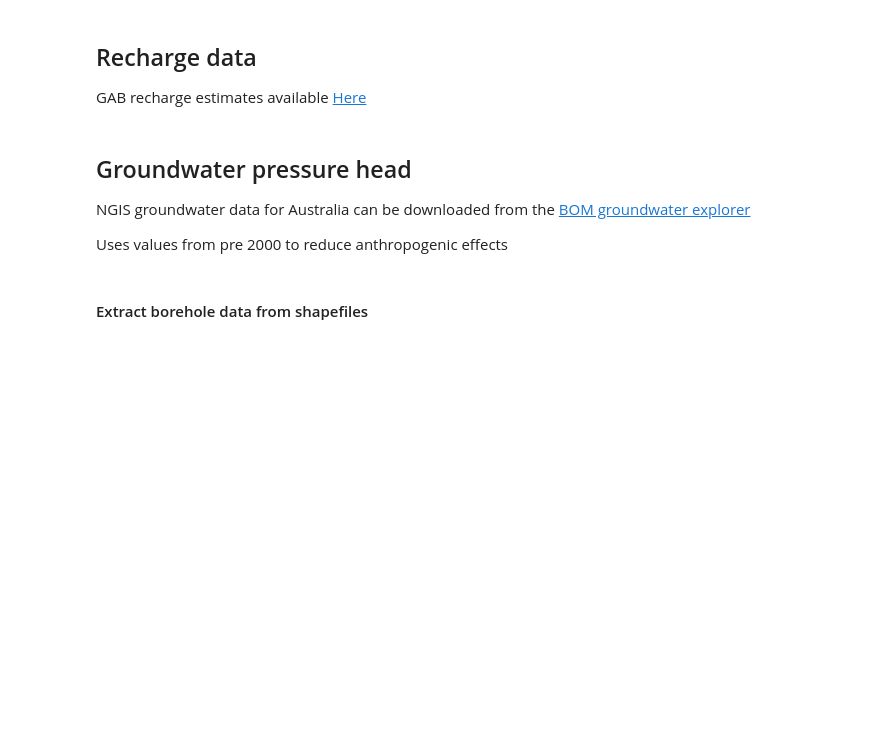
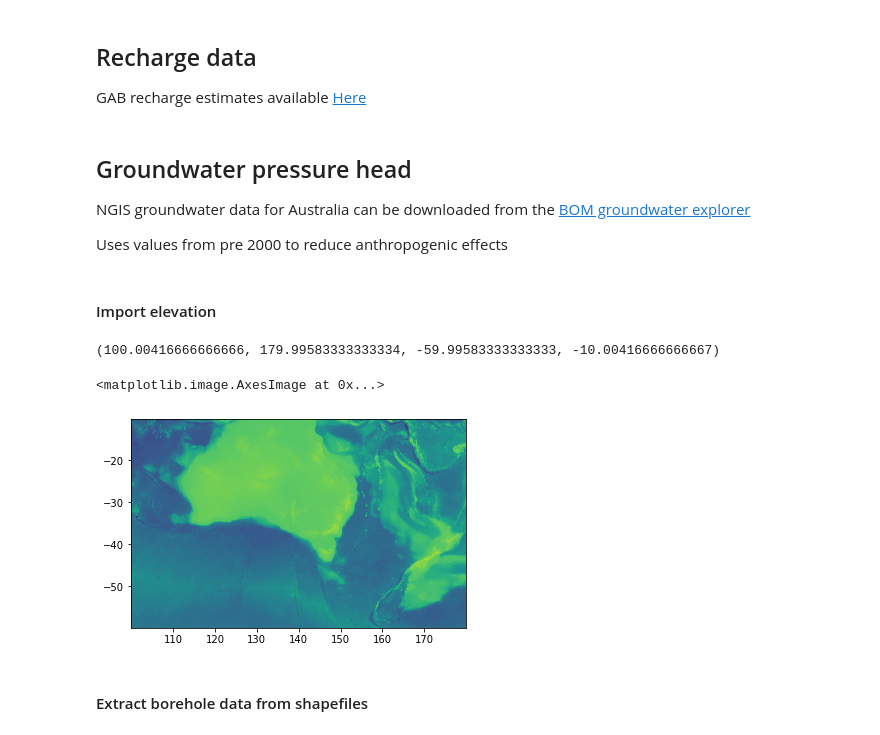
Before and after one commit to underworld-community/GAB_gwflow, a Jupyter notebook: GW_workflow/02-data-compilation.ipynb, the cells around one changed output. Drawn from its saved outputs; the diff is of its cells as text; code cells hidden in the pictures; blank space fills up the shorter version.

```diff
--- a/GW_workflow/02-data-compilation.ipynb
+++ b/GW_workflow/02-data-compilation.ipynb
@@ -44,7 +44,7 @@ xmin, xmax, ymin, ymax = -955637.8812, 1034362.2443650428, 6342298.2975, 8922298
 ### Set to directory where all input data is stored
 Also where all converted data will be stored
 # %%
-data_dir = r'.../'
+data_dir = r'../Data/'
 # %% [markdown]
 ## Temperature data
 OzTemp available [Here](https://ecat.ga.gov.au/geonetwork/srv/eng/catalog.search#/metadata/70604)
@@ -218,6 +235,35 @@ def read_water_levels(levels_filename, boreID, min_date=None, max_date=None):
             mean_std_levels[i] = np.nan
 
     return tuple(mean_std_levels.T)
+# %% [markdown]
+#### Import elevation
+# %%
+topo1_filename = data_dir + 'bathymetry_e100s10.tif'
+topo2_filename = data_dir + 'bathymetry_e140s10.tif'
+topo1_file = rasterio.open(topo1_filename)
+topo2_file = rasterio.open(topo2_filename)
+
+topo_grid = np.hstack([topo1_file.read(1), topo2_file.read(1)])
+
+extent_topo = topo1_file.bounds.left, topo2_file.bounds.right, topo2_file.bounds.top, topo2_file.bounds.bottom
+
+topo1_file.close()
+topo2_file.close()
+
+topo_lons = np.linspace(extent_topo[0], extent_topo[1], topo_grid.shape[1])
+topo_lats = np.linspace(extent_topo[2], extent_topo[3], topo_grid.shape[0])
+
+# set up interpolator
+topo_interp = RegularGridInterpolator((topo_lats, topo_lons), topo_grid)
+
+print(extent_topo)
+# %% [output]
+(100.00416666666666, 179.99583333333334, -59.99583333333333, -10.00416666666667)
+# %%
+plt.imshow(topo_grid, origin='lower', extent=extent_topo)
+# %% [output]
+<matplotlib.image.AxesImage at 0x...>
+[figure, added]
 # %% [markdown]
 #### Extract borehole data from shapefiles
 # %%
```
Also changed, not shown: parts of 7 cells of this notebook, 1 other file.
